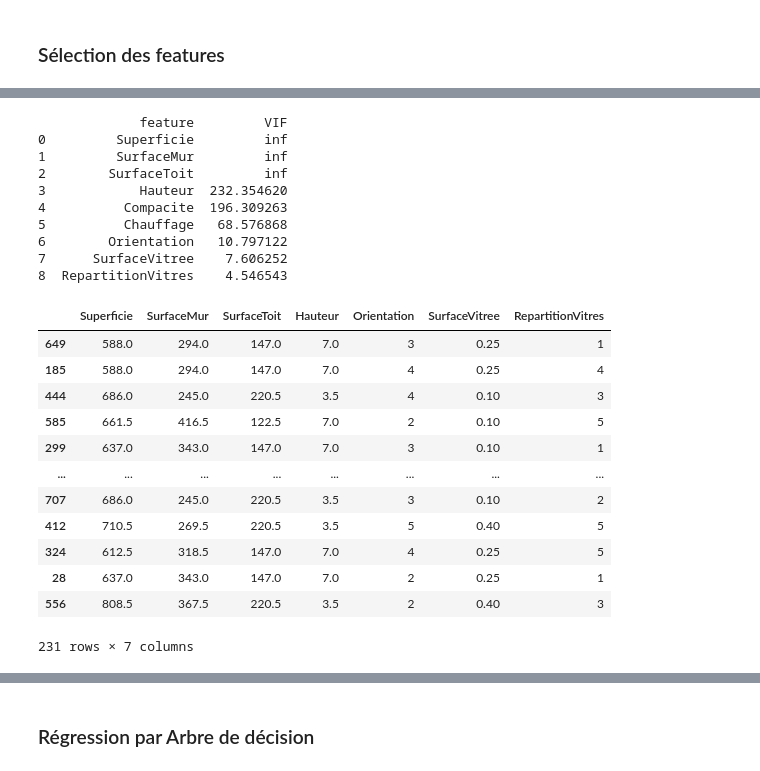
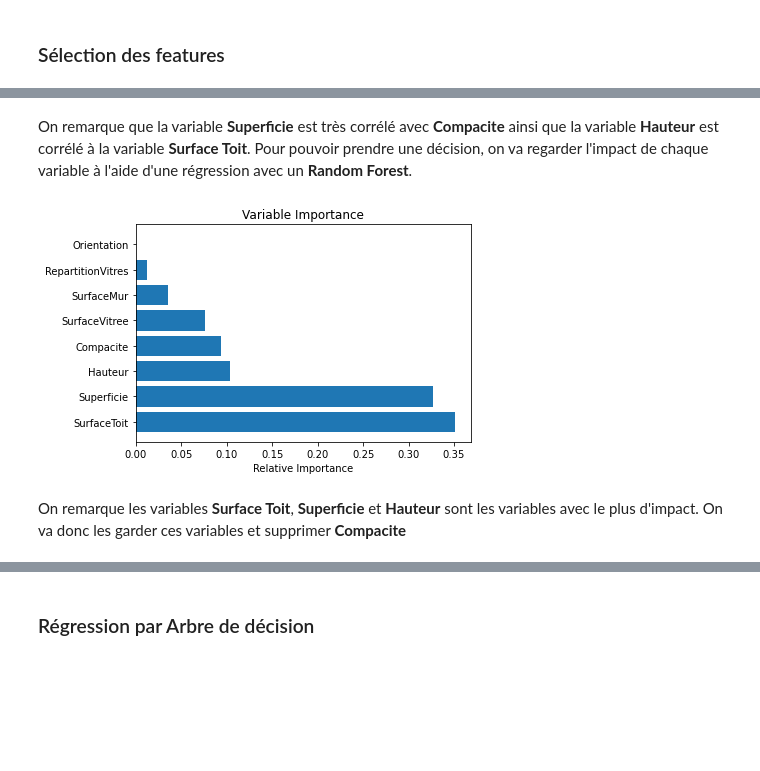
Before and after one commit to Erebz/DataScience, a Jupyter notebook: TP_Chauffage.ipynb, the cells around one changed output, grey strips where cells are left out. Cells and saved outputs as stored; diff of their text form; code cells hidden in the pictures; blank space fills up the shorter version.

```diff
--- a/TP_Chauffage.ipynb
+++ b/TP_Chauffage.ipynb
@@ -57,36 +56,21 @@ plt.show()
+# %% [markdown]
+On remarque que la variable **Superficie** est très corrélé avec **Compacite** ainsi que la variable **Hauteur** est corrélé à la variable **Surface Toit**.
+Pour pouvoir prendre une décision, on va regarder l'impact de chaque variable à l'aide d'une régression avec un **Random Forest**.
 # %%
-def VIF(df):
-    vif = pd.DataFrame()
-    vif['feature'] = df.columns
-    vif['VIF'] = [variance_inflation_factor(df.values, col) for col in range(len(df.columns))]
-    return vif
+rf_model = RandomForestRegressor(random_state=123)
+rf_model.fit(data, y)
 
-vif_df = VIF(df_chauffage).sort_values('VIF', ascending = False, ignore_index = True)
-print(vif_df)
-
-X_train.drop('Compacite',1)
-X_test.drop('Compacite',1)
+std = np.std([tree.feature_importances_ for tree in rf_model.estimators_],axis=0)
+importances = rf_model.feature_importances_
+sorted_idx = np.argsort(importances)[::-1]
+features = df_chauffage.columns
+padding = np.arange(data.size/len(data))
+plt.barh(padding, importances[sorted_idx], align='center')
+plt.yticks(padding, features[sorted_idx])
+plt.xlabel("Relative Importance")
+plt.title("Variable Importance")
+plt.show()
 # %% [output]
-             feature         VIF
-0         Superficie         inf
-1         SurfaceMur         inf
-2        SurfaceToit         inf
-3            Hauteur  232.354620
-4          Compacite  196.309263
-5          Chauffage   68.576868
-6        Orientation   10.797122
-7      SurfaceVitree    7.606252
-8  RepartitionVitres    4.546543
-|  | Superficie | SurfaceMur | SurfaceToit | Hauteur | Orientation | SurfaceVitree | RepartitionVitres |
-| 649 | 588.0 | 294.0 | 147.0 | 7.0 | 3 | 0.25 | 1 |
-| 185 | 588.0 | 294.0 | 147.0 | 7.0 | 4 | 0.25 | 4 |
-| 444 | 686.0 | 245.0 | 220.5 | 3.5 | 4 | 0.10 | 3 |
-| 585 | 661.5 | 416.5 | 122.5 | 7.0 | 2 | 0.10 | 5 |
-| 299 | 637.0 | 343.0 | 147.0 | 7.0 | 3 | 0.10 | 1 |
-| ... | ... | ... | ... | ... | ... | ... | ... |
-| 707 | 686.0 | 245.0 | 220.5 | 3.5 | 3 | 0.10 | 2 |
-| 412 | 710.5 | 269.5 | 220.5 | 3.5 | 5 | 0.40 | 5 |
-| 324 | 612.5 | 318.5 | 147.0 | 7.0 | 4 | 0.25 | 5 |
-| 28 | 637.0 | 343.0 | 147.0 | 7.0 | 2 | 0.25 | 1 |
-| 556 | 808.5 | 367.5 | 220.5 | 3.5 | 2 | 0.40 | 3 |
-231 rows × 7 columns
+[figure, added]
+# %% [markdown]
+On remarque les variables **Surface Toit**, **Superficie** et **Hauteur** sont les variables avec le plus d'impact. On va donc les garder ces variables et supprimer **Compacite**
```
Also changed, not shown: parts of 17 cells of this notebook.
